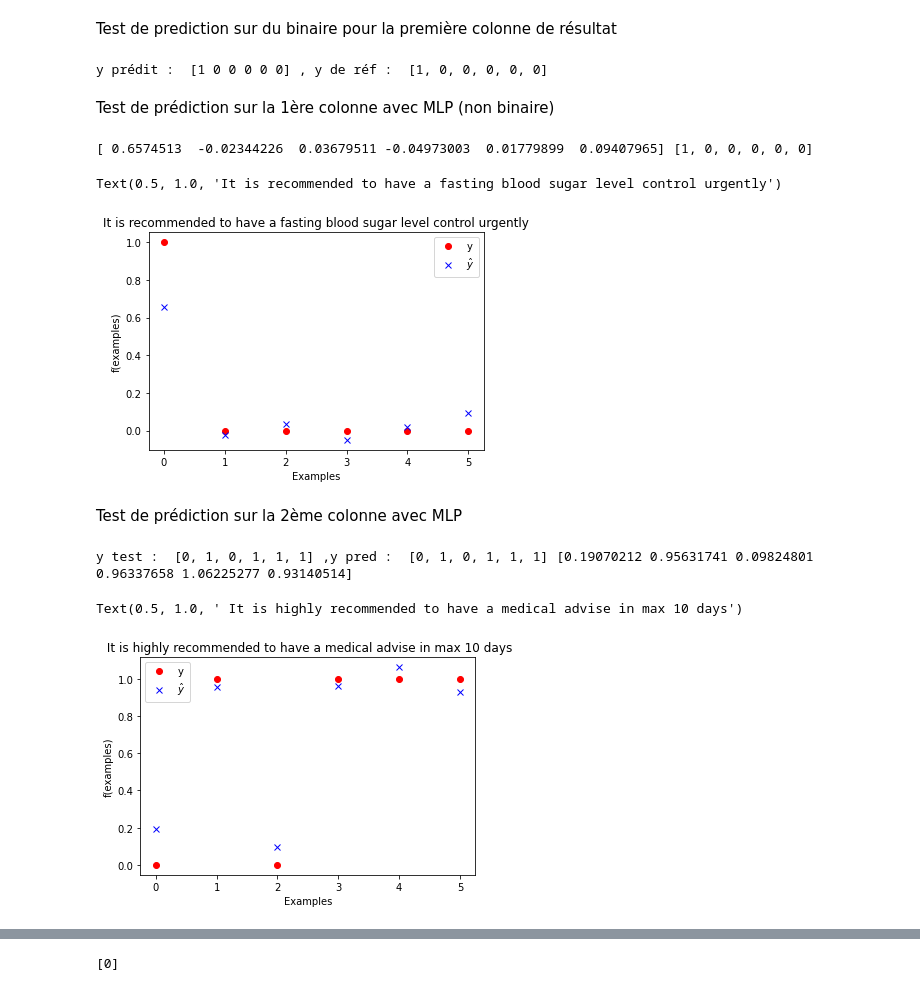
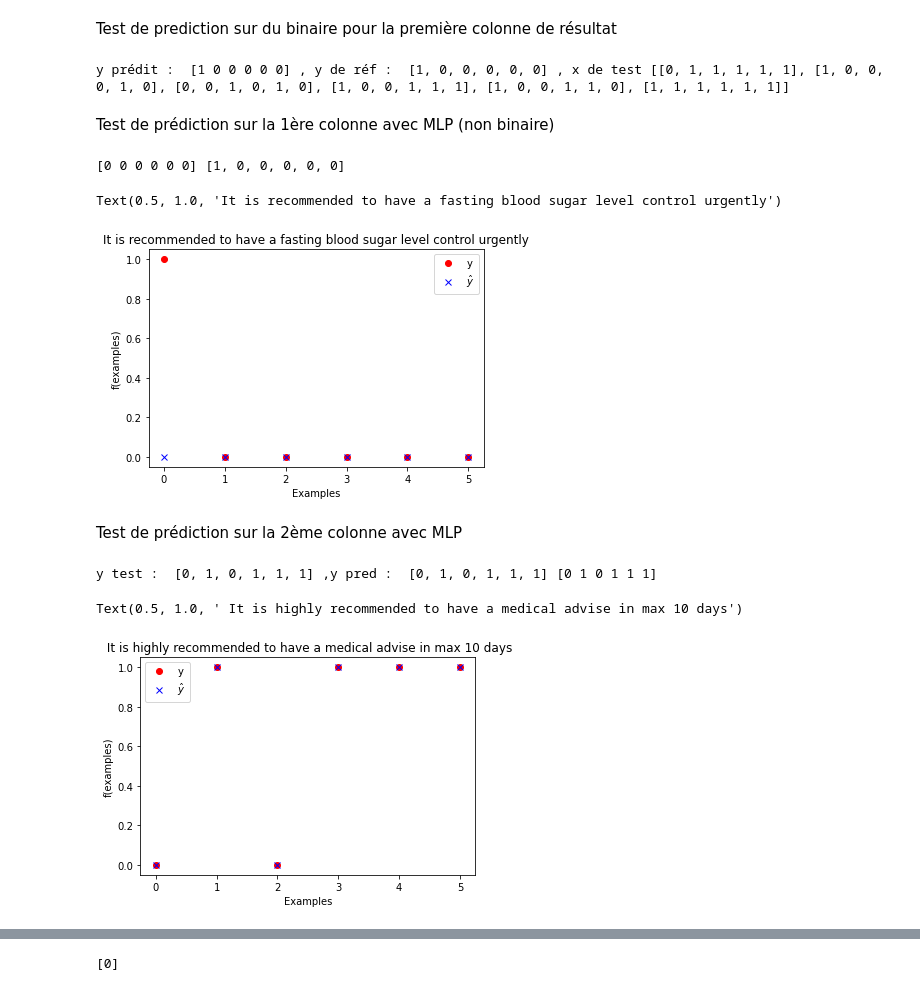
Before and after one commit to Kongzibapt/Sanometer, a Jupyter notebook: IA_sano.ipynb, the cells around one changed output, grey strips where cells are left out. Drawn from its saved outputs; the diff is of its cells as text; code cells hidden in the pictures.

```diff
--- a/IA_sano.ipynb
+++ b/IA_sano.ipynb
@@ -89,42 +91,42 @@ X_train, X_test, y_train, y_test = train_test_split(X, y[0],random_state=1, test
 clf = tree.DecisionTreeClassifier()
 clf = clf.fit(X_train, y_train)
 y_pred = clf.predict(X_test)
-print("y prédit : " , y_pred ,", y de réf : ", y_test)
+print("y prédit : " , y_pred ,", y de réf : ", y_test, ", x de test", X_test)
 
 #test de prediction sur un X quelconque
 y_predict = clf.predict([[0, 0, 0, 0, 0, 0]])
 #print(y_predict)
 # %% [output]
-y prédit :  [1 0 0 0 0 0] , y de réf :  [1, 0, 0, 0, 0, 0]
+y prédit :  [1 0 0 0 0 0] , y de réf :  [1, 0, 0, 0, 0, 0] , x de test [[0, 1, 1, 1, 1, 1], [1, 0, 0, 0, 1, 0], [0, 0, 1, 0, 1, 0], [1, 0, 0, 1, 1, 1], [1, 0, 0, 1, 1, 0], [1, 1, 1, 1, 1, 1]]
 # %% [markdown]
 Test de prédiction sur la 1ère colonne avec MLP (non binaire)
 # %%
 # Marche pas très bien pour des résultats binaires
 
 X_train, X_test, y_train, y_test = train_test_split(X, y[0],random_state=1, test_size = 0.20)
-mlp = MLPRegressor()
+mlp = LogisticRegression()
 mlp.fit(X_train, y_train)
 y_predict = mlp.predict(X_test)
 print(y_predict,y_test)
 
 # Plot the results
 num_samples_to_plot = 20
 plt.plot(y_test[0:num_samples_to_plot], 'ro', label='y')
 plt.plot(y_predict[0:num_samples_to_plot], 'bx', label='$\hat{y}$')
 
 plt.legend()
 plt.xlabel("Examples")
 plt.ylabel("f(examples)")
 plt.title ("It is recommended to have a fasting blood sugar level control urgently")
 # %% [output]
-[ 0.6574513  -0.02344226  0.03679511 -0.04973003  0.01779899  0.09407965] [1, 0, 0, 0, 0, 0]
+[0 0 0 0 0 0] [1, 0, 0, 0, 0, 0]
 Text(0.5, 1.0, 'It is recommended to have a fasting blood sugar level control urgently')
-[figure, old version]
+[figure, new version]
 # %% [markdown]
 Test de prédiction sur la 2ème colonne avec MLP
 # %%
 X_train, X_test, y_train, y_test = train_test_split(X, y[1],random_state=1, test_size = 0.20)
-mlp = MLPRegressor()
+mlp = LogisticRegression()
 mlp.fit(X_train, y_train)
 y_predict = mlp.predict(X_test)
 
@@ -138,8 +140,8 @@ plt.xlabel("Examples")
 plt.ylabel("f(examples)")
 plt.title (" It is highly recommended to have a medical advise in max 10 days")
 # %% [output]
-y test :  [0, 1, 0, 1, 1, 1] ,y pred :  [0, 1, 0, 1, 1, 1] [0.19070212 0.95631741 0.09824801 0.96337658 1.06225277 0.93140514]
+y test :  [0, 1, 0, 1, 1, 1] ,y pred :  [0, 1, 0, 1, 1, 1] [0 1 0 1 1 1]
 Text(0.5, 1.0, ' It is highly recommended to have a medical advise in max 10 days')
-[figure, old version]
+[figure, new version]
 # %%
 X_train, X_test, y_train, y_test = train_test_split(X, y[2],random_state=1, test_size = 0.20)
```
Also changed, not shown: parts of 9 cells of this notebook, 1 other file.
